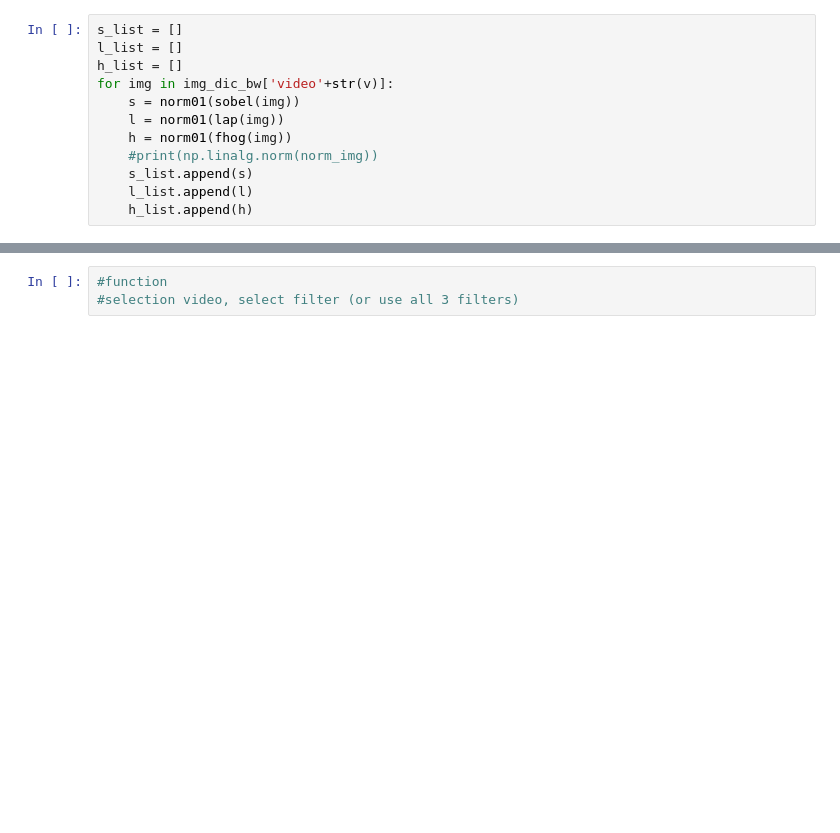
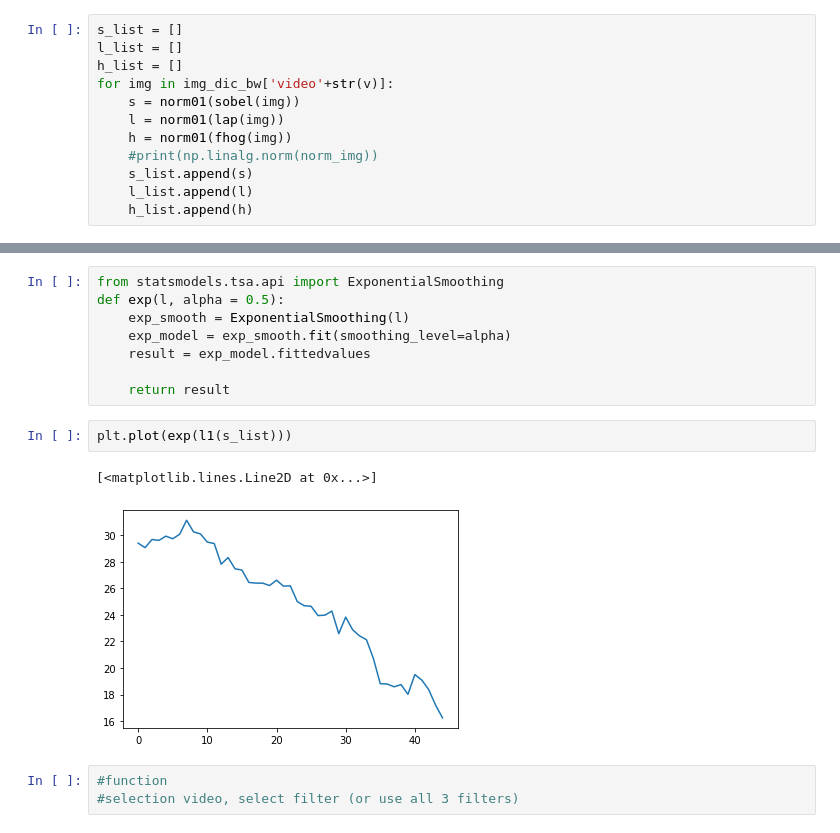
Before and after one commit to edwardlqf/ISYE6740_project, a Jupyter notebook: 3D Printing ML.ipynb, the cells around one changed output, grey strips where cells are left out. Drawn from its saved outputs; the diff is of its cells as text; blank space fills up the shorter version.

```diff
--- a/3D Printing ML.ipynb
+++ b/3D Printing ML.ipynb
@@ -249,3 +249,16 @@ plt.legend()
+# %%
+from statsmodels.tsa.api import ExponentialSmoothing
+def exp(l, alpha = 0.5):
+    exp_smooth = ExponentialSmoothing(l)
+    exp_model = exp_smooth.fit(smoothing_level=alpha)
+    result = exp_model.fittedvalues
+
+    return result
+# %%
+plt.plot(exp(l1(s_list)))
+# %% [output]
+[<matplotlib.lines.Line2D at 0x...>]
+[figure, added]
 # %%
 #function
 #selection video, select filter (or use all 3 filters)
```
Also changed, not shown: parts of 3 cells of this notebook, 1 other file.
